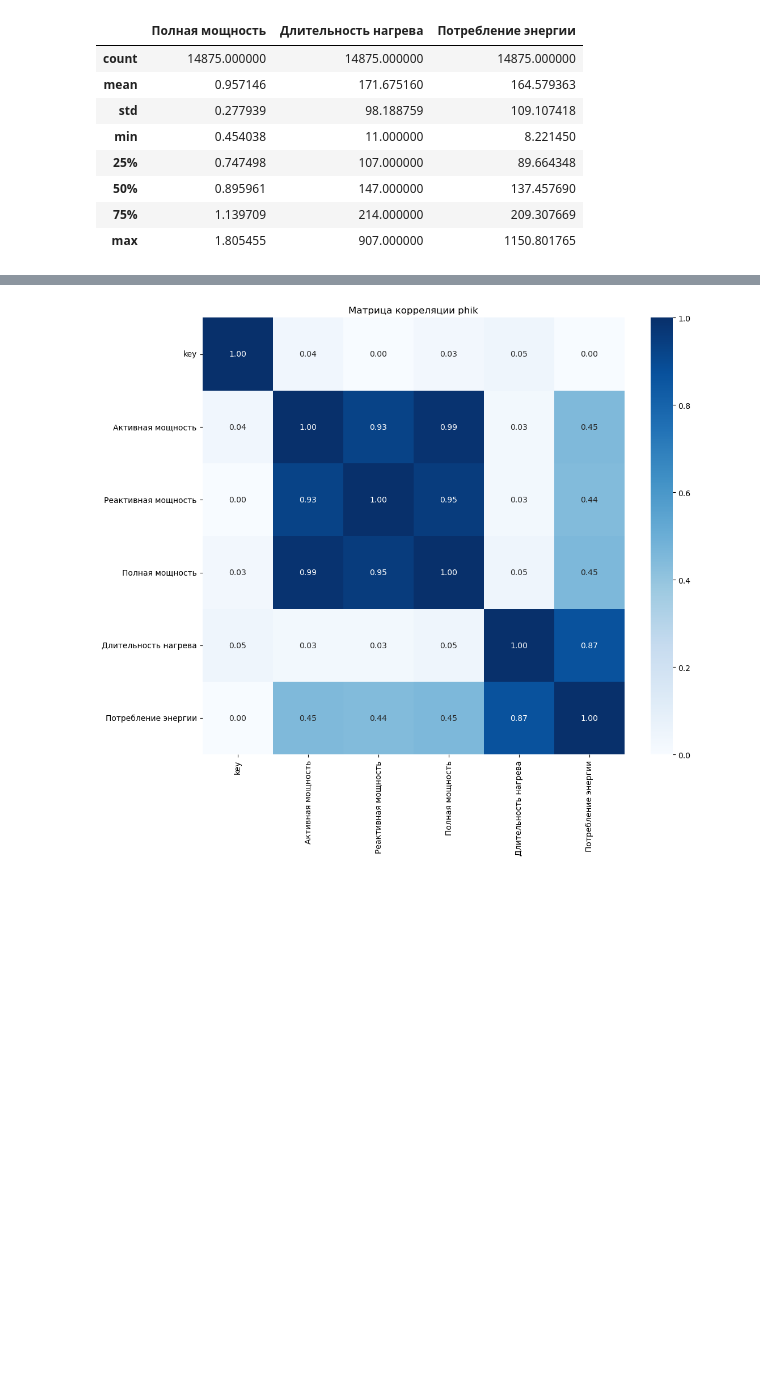
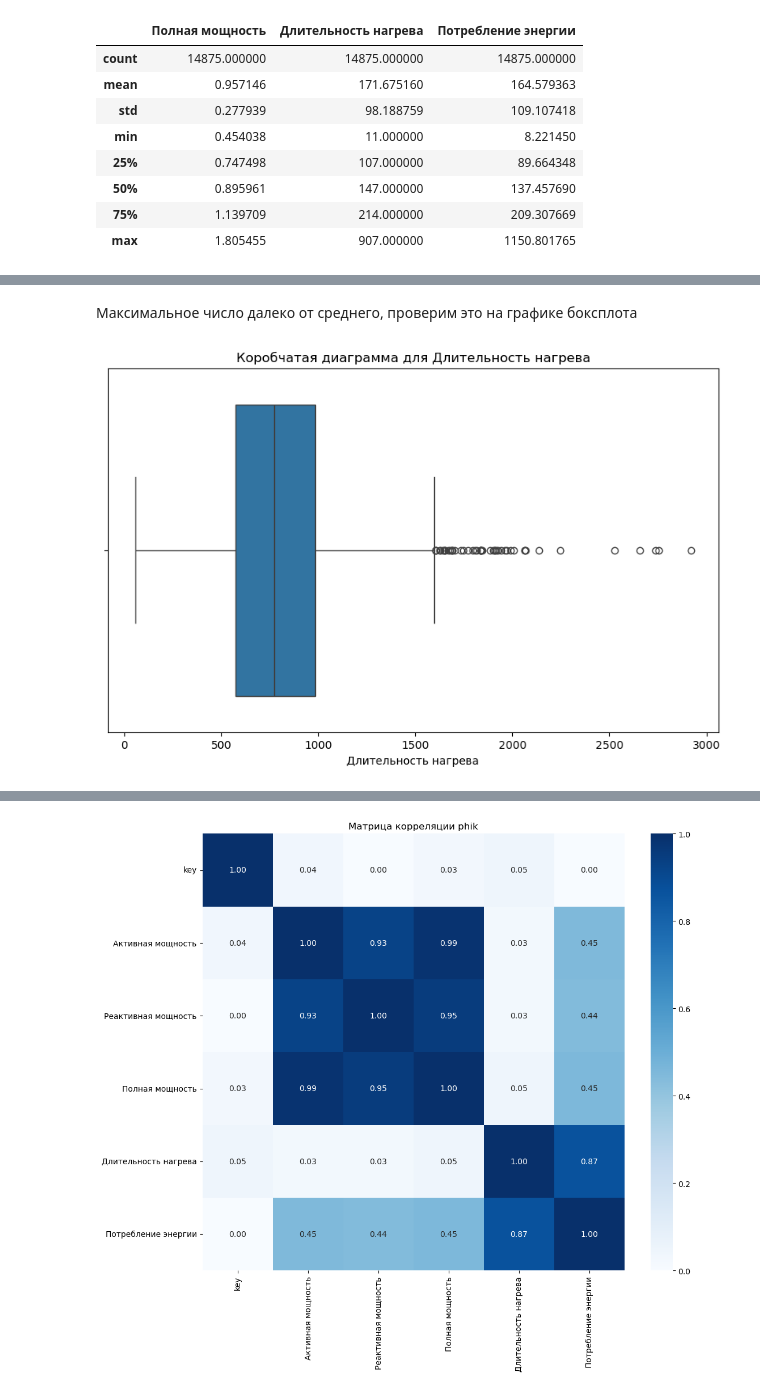
Before and after one commit to butuzovzeleboba/Industry, a Jupyter notebook: Industry.ipynb, the cells around one changed output, grey strips where cells are left out. Cells and saved outputs as stored; diff of their text form; code cells hidden in the pictures; blank space fills up the shorter version.

```diff
--- a/Industry.ipynb
+++ b/Industry.ipynb
@@ -765,0 +806,6 @@ data_arc_new[columns_list].describe()
+# %% [markdown]
+Максимальное число далеко от среднего, проверим это на графике боксплота
+# %%
+plot_boxplots(grouped_data, ['Длительность нагрева'])
+# %% [output]
+[figure, added]
```
Also changed, not shown: parts of 40 cells of this notebook.
